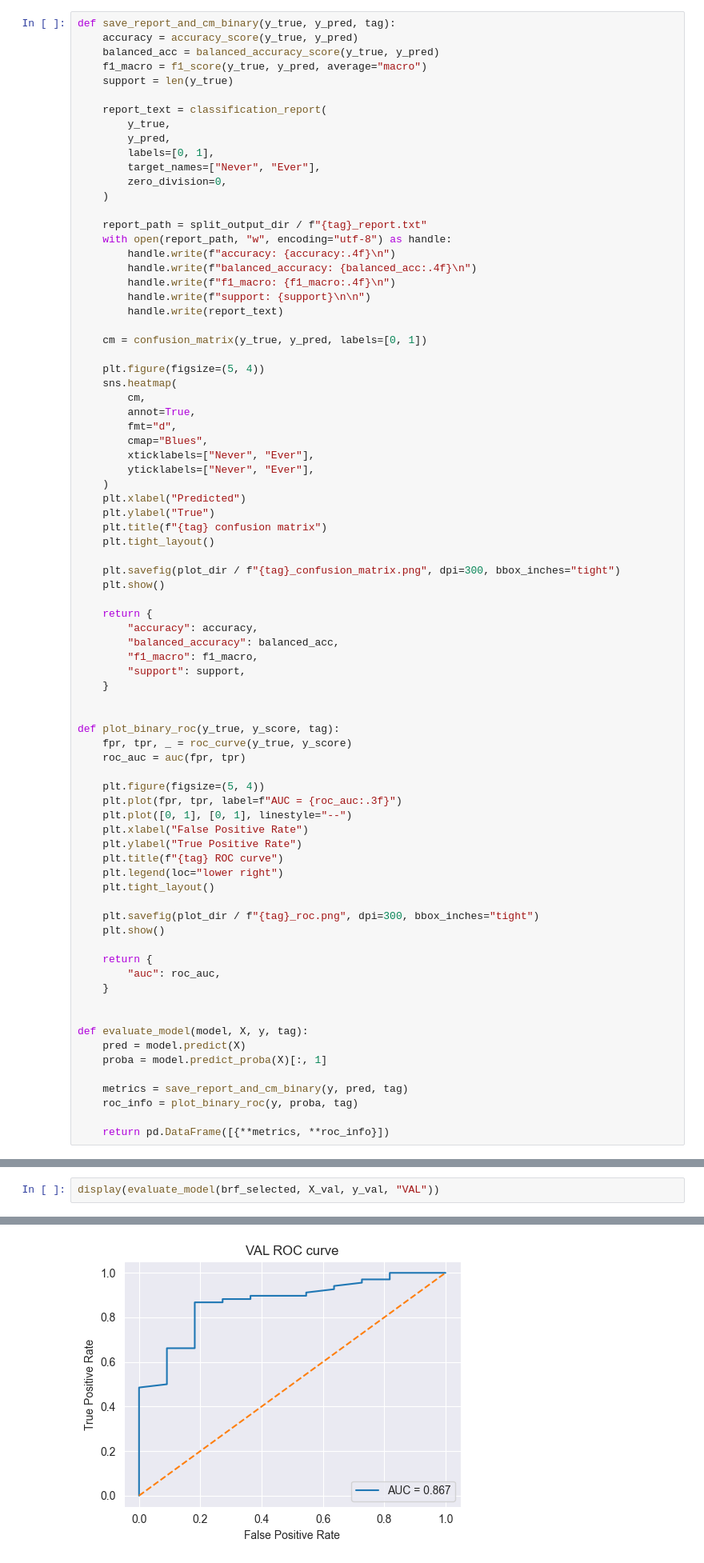
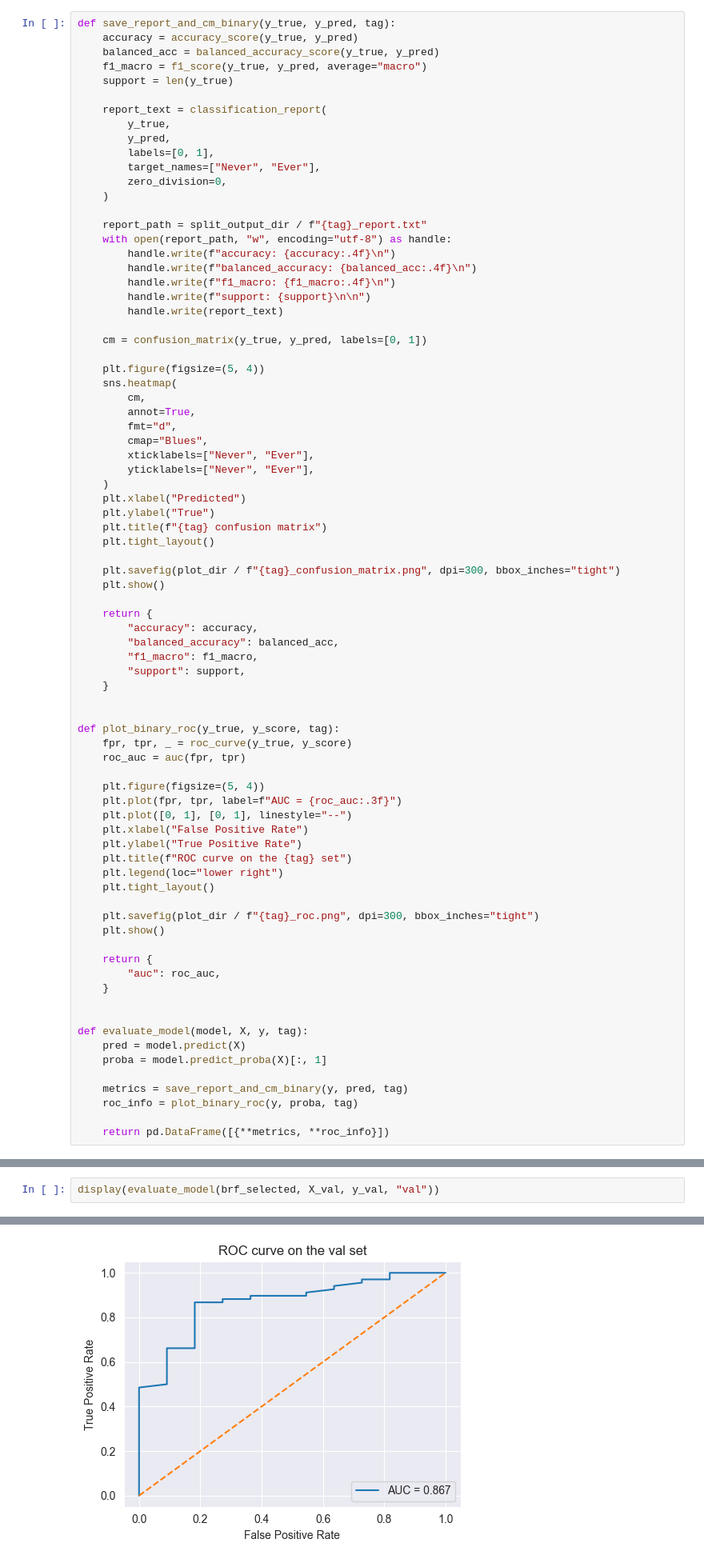
Before and after one commit to MiJen27/tcga-luad-smoking-signatures, a Jupyter notebook: 06_supervised_balanced_random_forest.ipynb, the cells around one changed output, grey strips where cells are left out. Shown at 80% size. Cells and saved outputs as stored; diff of their text form.

```diff
--- a/06_supervised_balanced_random_forest.ipynb
+++ b/06_supervised_balanced_random_forest.ipynb
@@ -290,7 +290,7 @@ def plot_binary_roc(y_true, y_score, tag):
     plt.plot([0, 1], [0, 1], linestyle="--")
     plt.xlabel("False Positive Rate")
     plt.ylabel("True Positive Rate")
-    plt.title(f"{tag} ROC curve")
+    plt.title(f"ROC curve on the {tag} set")
     plt.legend(loc="lower right")
     plt.tight_layout()
 
@@ -324,5 +324,5 @@ display(evaluate_model(brf_selected, X_train, y_train, "TRAIN_FIT_SANITY"))
 # %% [markdown]
 ## 7. Validation-set evaluation
 # %%
-display(evaluate_model(brf_selected, X_val, y_val, "VAL"))
+display(evaluate_model(brf_selected, X_val, y_val, "val"))
 # %% [output]
@@ -330,4 +330,4 @@ display(evaluate_model(brf_selected, X_val, y_val, "VAL"))
-[figure, old version]
+[figure, new version]
 |  | accuracy | balanced_accuracy | f1_macro | support | auc |
 | 0 | 0.822785 | 0.820856 | 0.725694 | 79 | 0.866979 |
 # %% [markdown]
```
Also changed, not shown: parts of 3 cells of this notebook, 1 other file.
